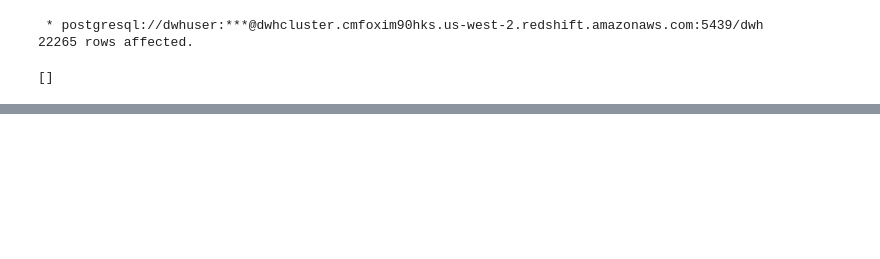
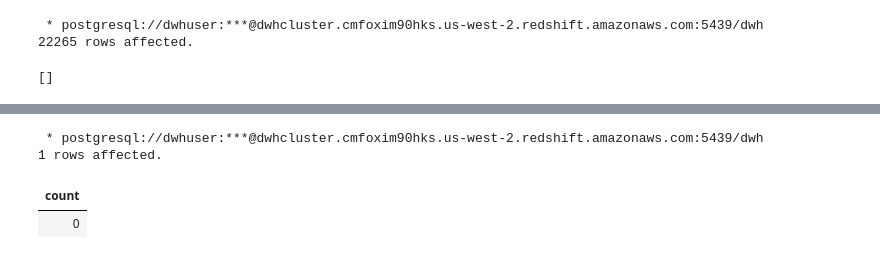
Before and after one commit to joseph-higaki/UDataEng_L03_P02_S3toRedshiftDW, a Jupyter notebook: artist_cleaning.ipynb, the cells around one changed output, grey strips where cells are left out. Drawn from its saved outputs; the diff is of its cells as text; code cells hidden in the pictures; blank space fills up the shorter version.

```diff
--- a/artist_cleaning.ipynb
+++ b/artist_cleaning.ipynb
@@ -661,0 +1048,12 @@ Non name / id duplicates
+# %%
+%%sql
+
+select count(1) from
+staging_artist_names
+where recalculated_artist_id is null
+limit 200
+# %% [output]
+ * postgresql://dwhuser:***@dwhcluster.cmfoxim90hks.us-west-2.redshift.amazonaws.com:5439/dwh
+1 rows affected.
+| count |
+| 0 |
```
Also changed, not shown: parts of 28 cells of this notebook, 3 other files.
